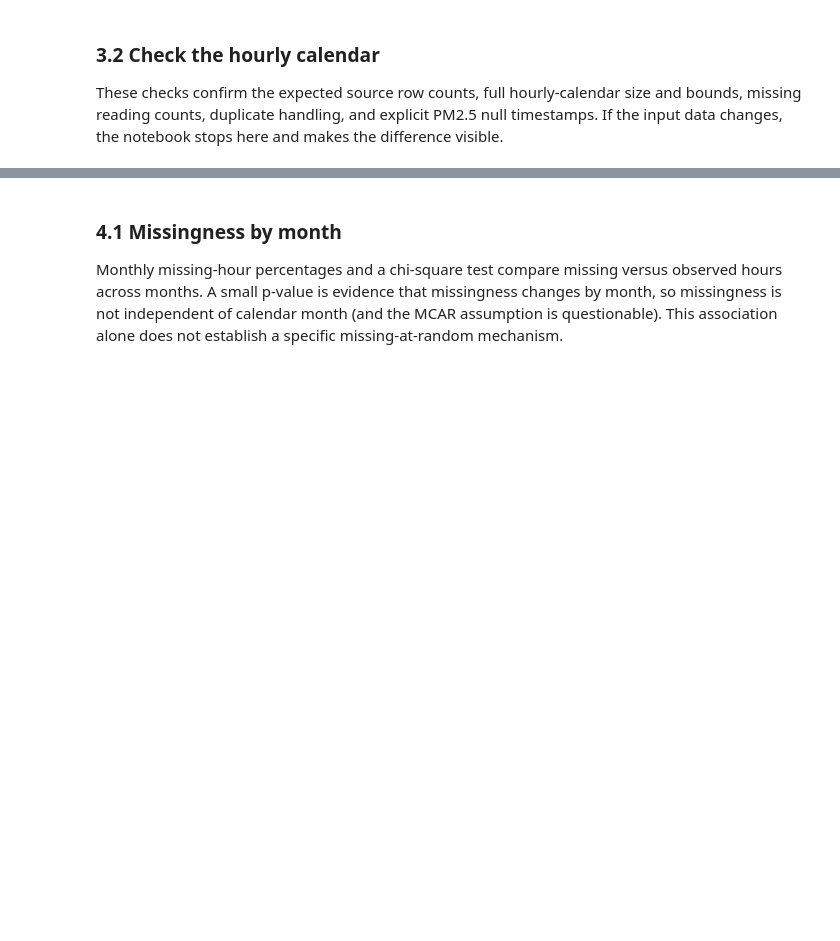
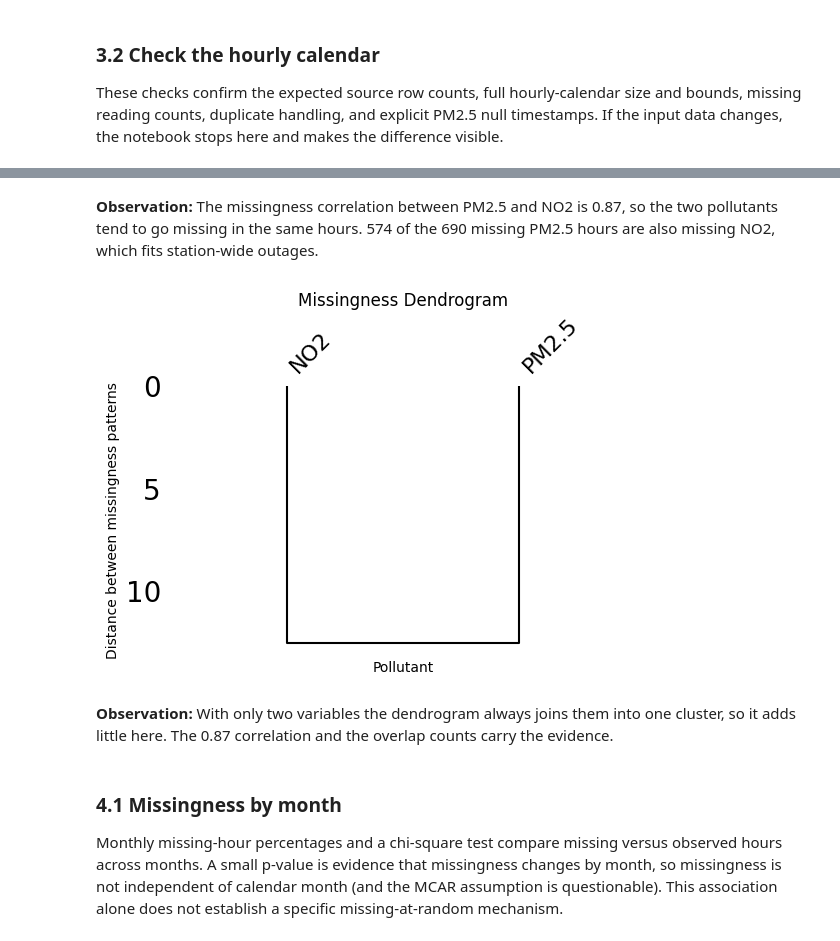
Before and after one commit to khushishahs02/EDA-Group-Project, a Jupyter notebook: notebooks/pollution_analysis_cleaning.ipynb, the cells around one changed output, grey strips where cells are left out. Saved outputs shown, nothing was run; the diff lists cells and outputs as text; code cells hidden in the pictures; blank space fills up the shorter version.

```diff
--- a/notebooks/pollution_analysis_cleaning.ipynb
+++ b/notebooks/pollution_analysis_cleaning.ipynb
@@ -181,3 +355,15 @@ assert overlap_counts["NO2 only"] == 41
+# %% [markdown]
+**Observation:** The missingness correlation between PM2.5 and NO2 is 0.87, so the two pollutants tend to go missing in the same hours. 574 of the 690 missing PM2.5 hours are also missing NO2, which fits station-wide outages.
+# %%
+msno.dendrogram(df_combined, figsize=(6, 3.5))
+plt.title("Missingness Dendrogram")
+plt.xlabel("Pollutant")
+plt.ylabel("Distance between missingness patterns")
+plt.show()
+# %% [output]
+[figure, added]
+# %% [markdown]
+**Observation:** With only two variables the dendrogram always joins them into one cluster, so it adds little here. The 0.87 correlation and the overlap counts carry the evidence.
 # %% [markdown]
 ### 4.1 Missingness by month
 
```
Also changed, not shown: parts of 56 cells of this notebook, 1 other file.
